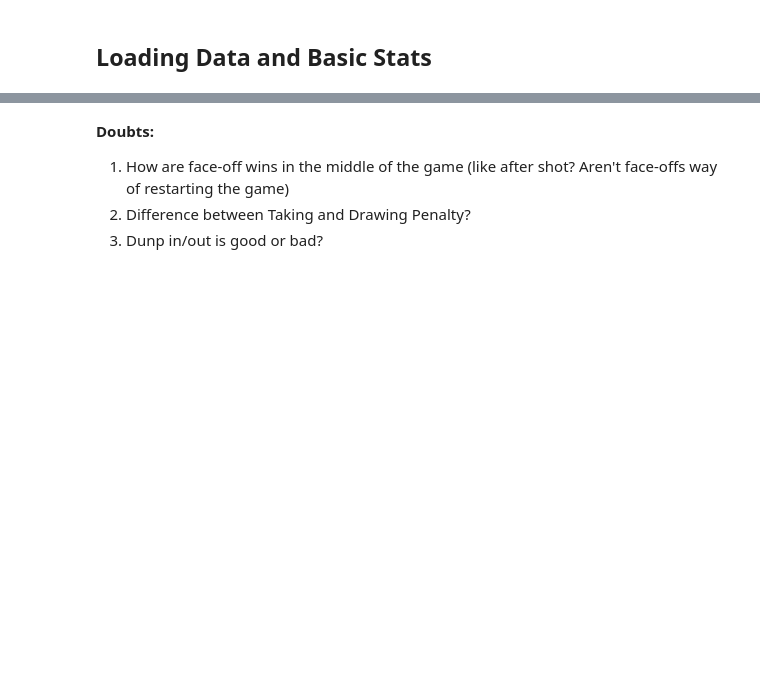
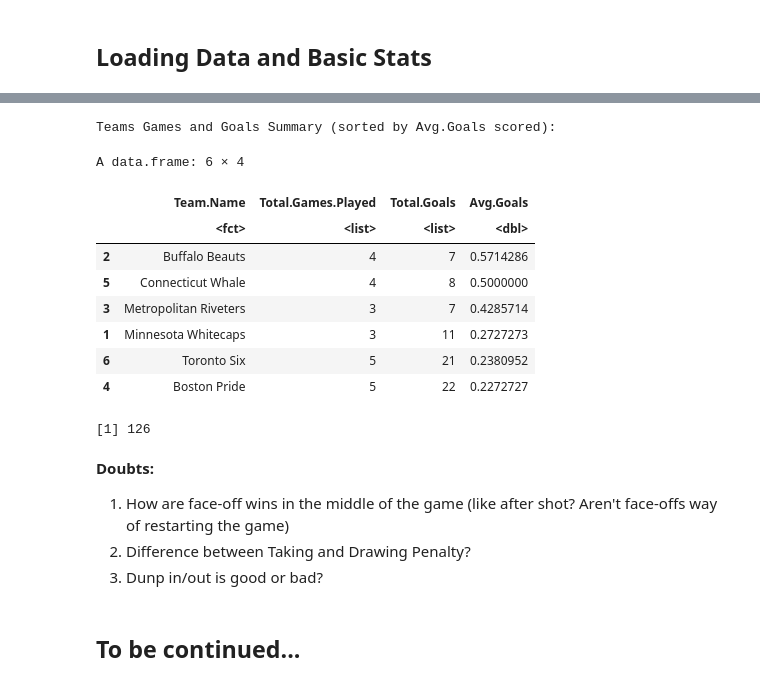
Before and after one commit to Harithap13/Rotman-Summer-NHWL-Datathon, a Jupyter notebook: rsd-nhwl-understanding-data.ipynb, the cells around one changed output, grey strips where cells are left out. Saved outputs shown, nothing was run; the diff lists cells and outputs as text; code cells hidden in the pictures; blank space fills up the shorter version.

```diff
--- a/rsd-nhwl-understanding-data.ipynb
+++ b/rsd-nhwl-understanding-data.ipynb
@@ -104,6 +155,72 @@ The dates on which these games were played are:
+# %%
+## Answer 3 and 4:
+library(stringi)
+
+# structure of dataset: 6 rows for 6 teams:
+# Columns: teams, number of games played, total number of goals scored, avg. goals scored per match
+
+
+# Subsetting the data only for the goals
+goal_df <- nhwl_df[nhwl_df['Event']=='Goal', ]
+all_teams = as.list(unique(nhwl_df[['Home.Team']]))
+
+team_df <- data.frame(
+    Team.Name = c("Minnesota Whitecaps", "Buffalo Beauts", "Metropolitan Riveters", "Boston Pride", "Connecticut Whale", "Toronto Six")
+)
+
+
+# Number of Games played by a team
+goals_per_team = list()
+index = 1
+for (i in all_teams){
+    team_bool = as.list(stri_detect_fixed(pair_of_teams, as.character(i)))
+    count=0
+    for(j in team_bool){
+        if(j==TRUE){
+            count = count+1
+        }
+    }
+    goals_per_team[[index]] = count
+    index = index+1
+    }
+team_df$Total.Games.Played = c(goals_per_team)
+
+
+# Number of Goals per team
+list_goals = as.list(table(goal_df$Team))
+index_goals = 1
+goals_scored = list()
+for(i in all_teams){
+    goals_scored[index_goals] = list_goals[i]
+    index_goals = index_goals + 1
+}
+team_df$Total.Goals = c(goals_scored)
+
+team_df <- transform(team_df, Avg.Goals = as.numeric(Total.Games.Played) / as.numeric(Total.Goals))
+team_df <- team_df[with(team_df, order(-Avg.Goals)), ]
+cat("\nTeams Games and Goals Summary (sorted by Avg.Goals scored): \n")
+team_df
+# %% [output]
+Teams Games and Goals Summary (sorted by Avg.Goals scored):
+A data.frame: 6 × 4
+|  | Team.Name | Total.Games.Played | Total.Goals | Avg.Goals |
+|  | <fct> | <list> | <list> | <dbl> |
+| 2 | Buffalo Beauts | 4 | 7 | 0.5714286 |
+| 5 | Connecticut Whale | 4 | 8 | 0.5000000 |
+| 3 | Metropolitan Riveters | 3 | 7 | 0.4285714 |
+| 1 | Minnesota Whitecaps | 3 | 11 | 0.2727273 |
+| 6 | Toronto Six | 5 | 21 | 0.2380952 |
+| 4 | Boston Pride | 5 | 22 | 0.2272727 |
+# %%
+## Number of Players:
+length(unique(nhwl_df[["Player"]]))
+# %% [output]
+[1] 126
 # %% [markdown]
 **Doubts:**
 
 1. How are face-off wins in the middle of the game (like after shot? Aren't face-offs way of restarting the game)
 2. Difference between Taking and Drawing Penalty?
 3. Dunp in/out is good or bad?
+# %% [markdown]
+## To be continued...
```
Also changed, not shown: parts of 4 cells of this notebook.
